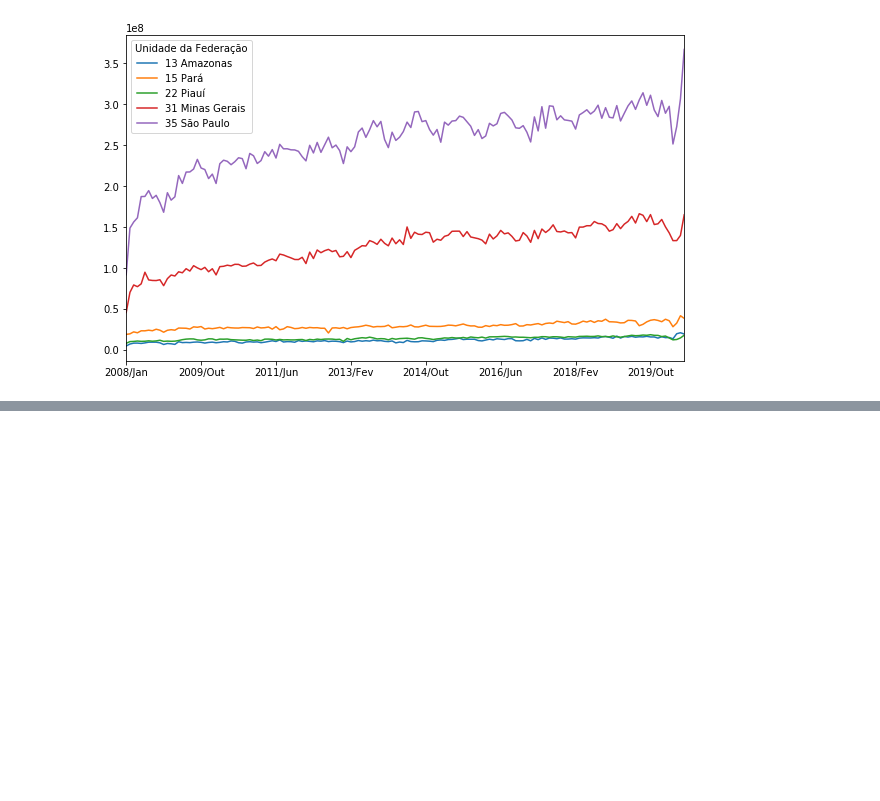
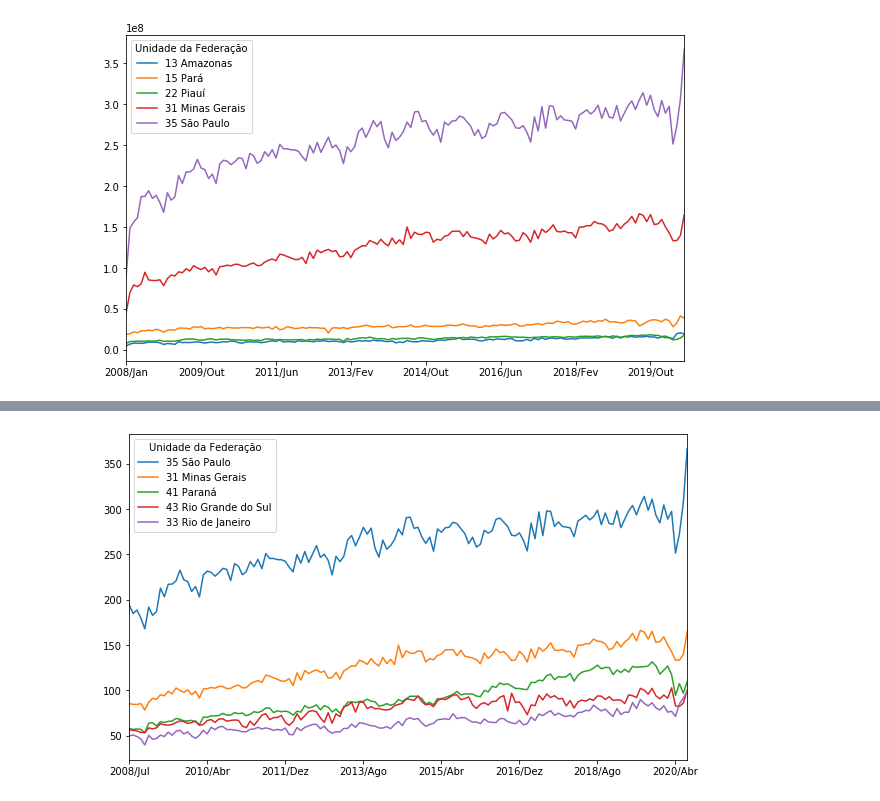
Before and after one commit to fcfabio/Bootcamp-Data-Science-Aplicada, a Jupyter notebook: Modulo-01_Python-e-Pandas-Dados-Reais/Aquisição_e_Leitura_de_Dados_Reais.ipynb, the cells around one changed output, grey strips where cells are left out. Cells and saved outputs as stored; diff of their text form; code cells hidden in the pictures; blank space fills up the shorter version.

```diff
--- a/Modulo-01_Python-e-Pandas-Dados-Reais/Aquisição_e_Leitura_de_Dados_Reais.ipynb
+++ b/Modulo-01_Python-e-Pandas-Dados-Reais/Aquisição_e_Leitura_de_Dados_Reais.ipynb
@@ -388,0 +510,7 @@ plt.show()
+# %%
+#Melhorando a visualização do eixo Y, exemplo: 35e8 (= 3.500.000.000), vamos dividir todos os valores por 1.000.000
+ordenado_por_total = ordenado_por_total / 1000000
+ordenado_por_total.head(5).T.plot(figsize=(10,6))
+plt.show()
+# %% [output]
+[figure, added]
```
Also changed, not shown: parts of 36 cells of this notebook.
